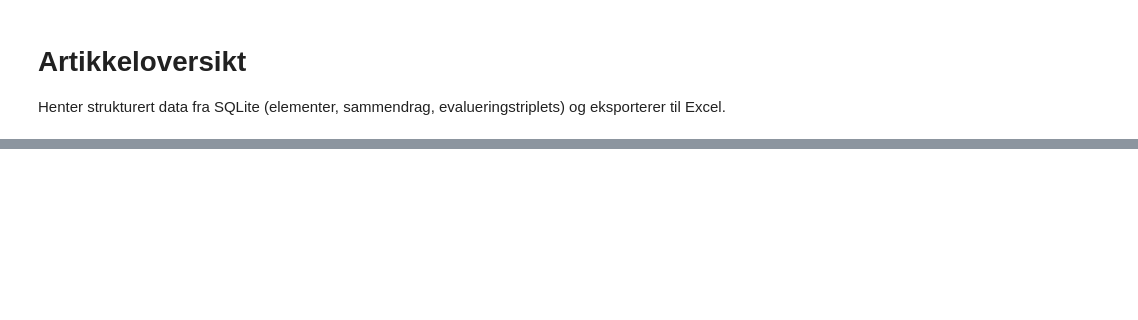
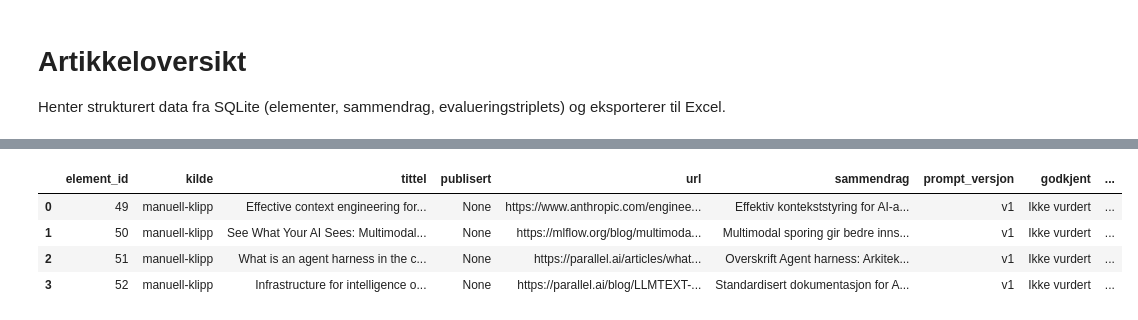
Before and after one commit to audunkn/personalisert-monitor, a Jupyter notebook: notebooks/artikkeloversikt.ipynb, the cells around one changed output, grey strips where cells are left out. Cells and saved outputs as stored; diff of their text form; code cells hidden in the pictures; blank space fills up the shorter version.

Commit message:
chore(notebooks): oppdater kjørte celleoutputs
Co-Authored-By: Claude Sonnet 4.6 <noreply@anthropic.com>

```diff
--- a/notebooks/artikkeloversikt.ipynb
+++ b/notebooks/artikkeloversikt.ipynb
@@ -45,19 +49,17 @@ print(f"Rader: {len(df)}  |  Kolonner: {list(df.columns)}")
 # %%
 pd.set_option("display.max_colwidth", None)
 
-def klipp(tekst, maks=200):
-    if pd.isna(tekst):
-        return ""
-    return tekst[:maks] + "…" if len(tekst) > maks else tekst
-
-vis = df.copy()
-vis["sammendrag"] = vis["sammendrag"].apply(klipp)
-
 display(
-    vis.style
+    df.style
     .set_properties(**{"text-align": "left", "white-space": "pre-wrap"})
     .set_table_styles([{"selector": "th", "props": [("text-align", "left")]}])
 )
+# %% [output]
+|  | element_id | kilde | tittel | publisert | url | sammendrag | prompt_versjon | godkjent | ... |
+| 0 | 49 | manuell-klipp | Effective context engineering for... | None | https://www.anthropic.com/enginee... | Effektiv kontekststyring for AI-a... | v1 | Ikke vurdert | ... |
+| 1 | 50 | manuell-klipp | See What Your AI Sees: Multimodal... | None | https://mlflow.org/blog/multimoda... | Multimodal sporing gir bedre inns... | v1 | Ikke vurdert | ... |
+| 2 | 51 | manuell-klipp | What is an agent harness in the c... | None | https://parallel.ai/articles/what... | Overskrift Agent harness: Arkitek... | v1 | Ikke vurdert | ... |
+| 3 | 52 | manuell-klipp | Infrastructure for intelligence o... | None | https://parallel.ai/blog/LLMTEXT-... | Standardisert dokumentasjon for A... | v1 | Ikke vurdert | ... |
 # %%
 from datetime import date
 
```
Also changed, not shown: parts of 3 cells of this notebook, 1 other file.
